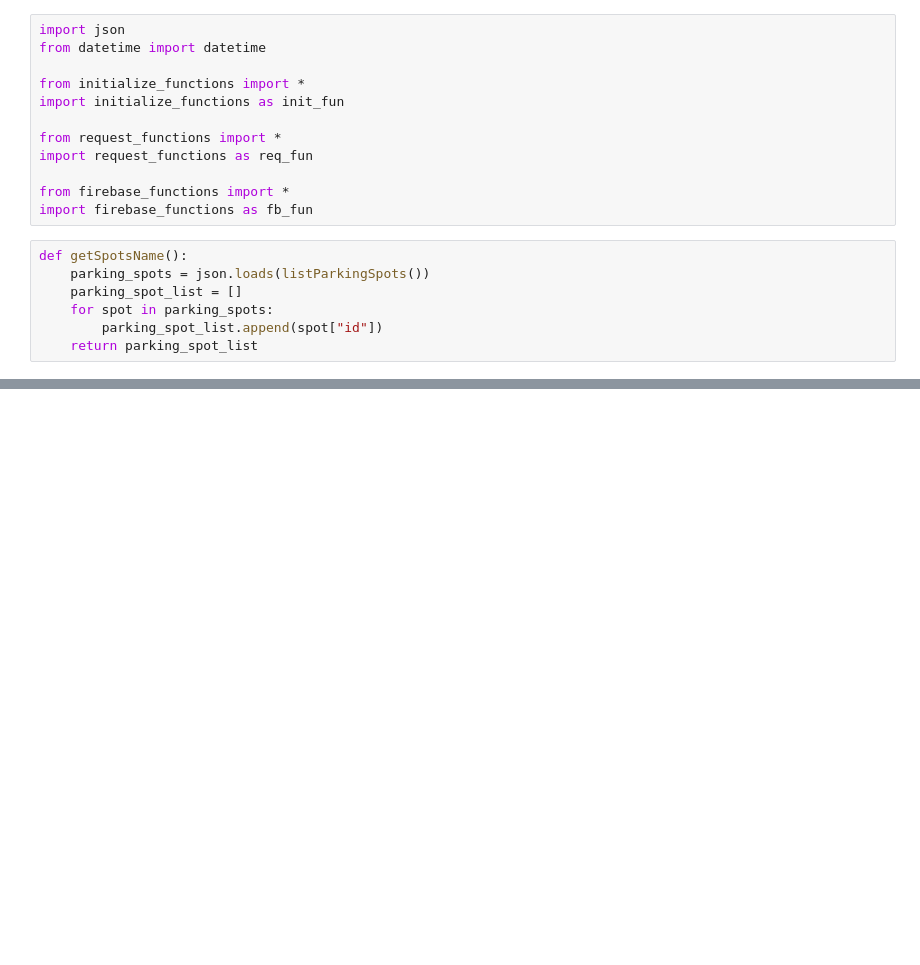
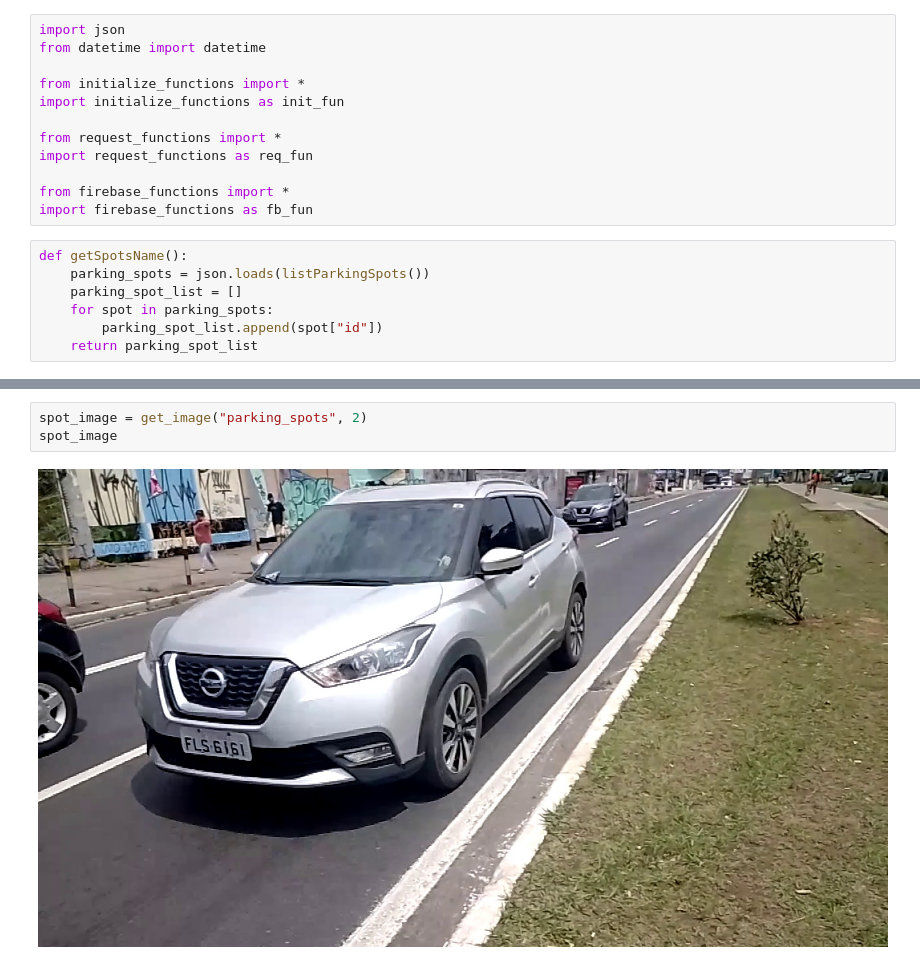
Before and after one commit to guiandc/anpr-system, a Jupyter notebook: 2.system/start_monitoring_spots.ipynb, the cells around one changed output, grey strips where cells are left out. Saved outputs shown, nothing was run; the diff lists cells and outputs as text; blank space fills up the shorter version.

```diff
--- a/2.system/start_monitoring_spots.ipynb
+++ b/2.system/start_monitoring_spots.ipynb
@@ -87,0 +99,5 @@ igual
+# %%
+spot_image = get_image("parking_spots", 2)
+spot_image
+# %% [output]
+[figure, added]
```
Also changed, not shown: parts of 6 cells of this notebook, 3 other files.
